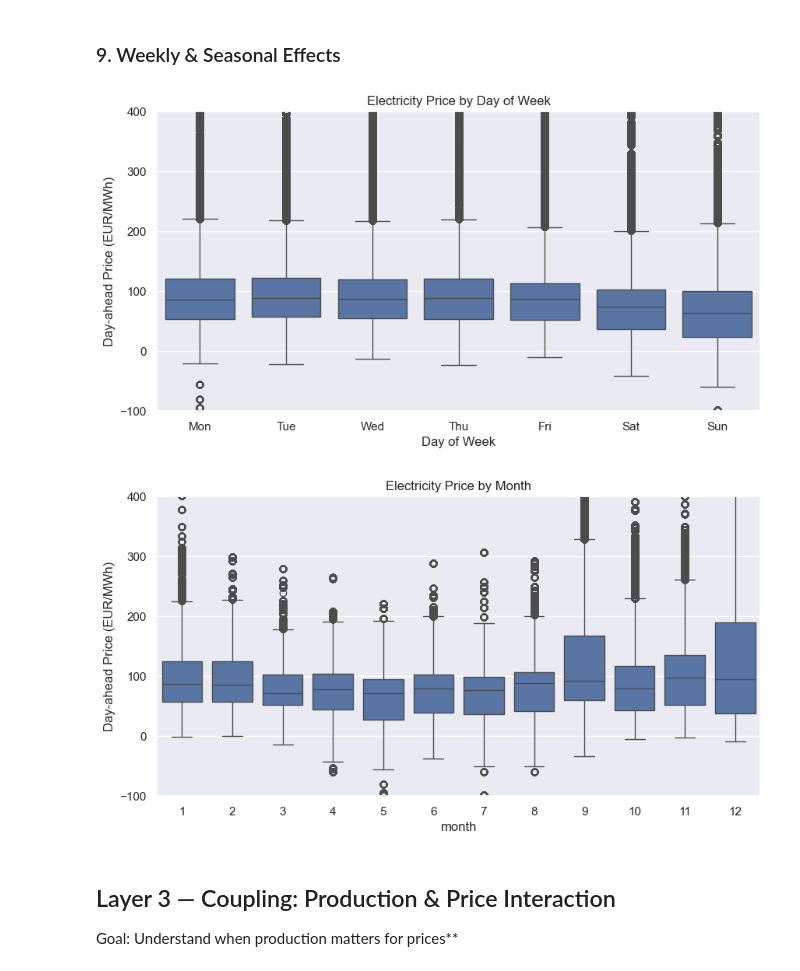
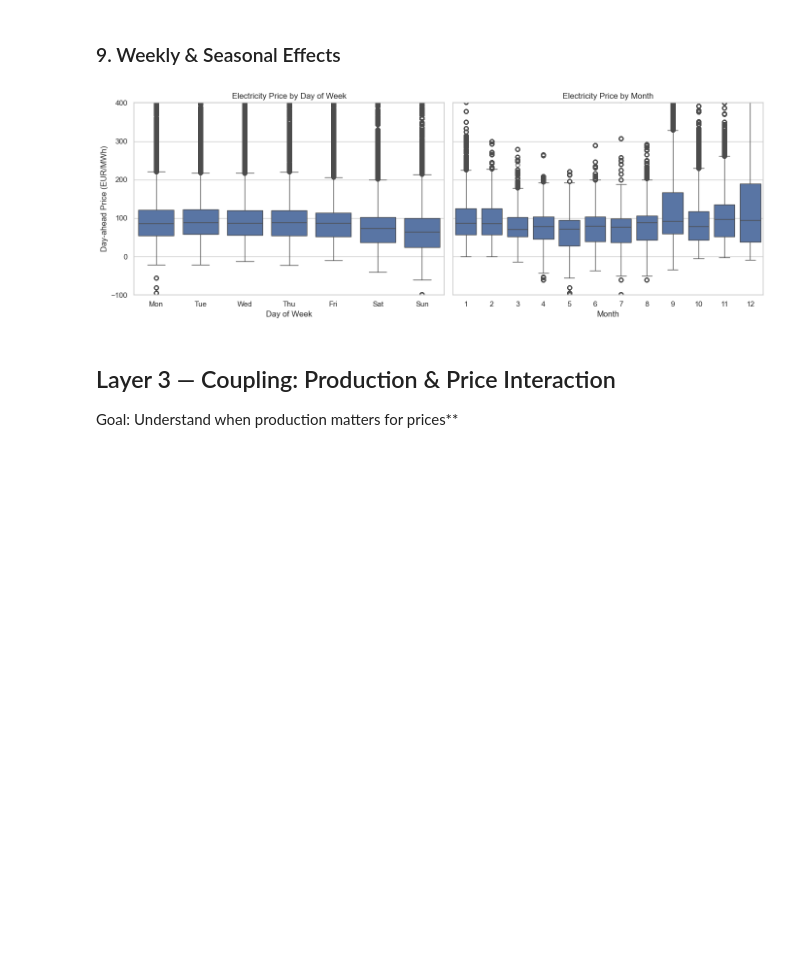
Before and after one commit to The-European-Avengers/BigDataProject, a Jupyter notebook: data_analysis.ipynb, the cells around one changed output. Drawn from its saved outputs; the diff is of its cells as text; code cells hidden in the pictures; blank space fills up the shorter version.

```diff
--- a/data_analysis.ipynb
+++ b/data_analysis.ipynb
@@ -443,28 +442,37 @@ plt.show()
 ### 9. Weekly & Seasonal Effects
 # %%
 days = ["Mon", "Tue", "Wed", "Thu", "Fri", "Sat", "Sun"]
+
+fig, axes = plt.subplots(1, 2, figsize=(14, 5), sharey=True)
+
+# --- Left plot: Day of week ---
 sns.boxplot(
     data=df,
     x="dayofweek",
-    y="Day-ahead Price (EUR/MWh)"
+    y="Day-ahead Price (EUR/MWh)",
+    ax=axes[0]
 )
-plt.xticks(ticks=range(7), labels=days)
-plt.xlabel("Day of Week")
-plt.title("Electricity Price by Day of Week")
-plt.ylim(-100, 400)
-plt.show()
+axes[0].set_xticks(range(7))
+axes[0].set_xticklabels(days)
+axes[0].set_xlabel("Day of Week")
+axes[0].set_title("Electricity Price by Day of Week")
+axes[0].set_ylim(-100, 400)
 
+# --- Right plot: Month ---
 sns.boxplot(
     data=df,
     x="month",
-    y="Day-ahead Price (EUR/MWh)"
+    y="Day-ahead Price (EUR/MWh)",
+    ax=axes[1]
 )
-plt.title("Electricity Price by Month")
-plt.ylim(-100, 400)
+axes[1].set_xlabel("Month")
+axes[1].set_title("Electricity Price by Month")
+axes[1].set_ylim(-100, 400)
+
+plt.tight_layout()
 plt.show()
 # %% [output]
-[figure, old version]
+[figure, new version]
-[figure, removed]
 # %% [markdown]
 ## Layer 3 — Coupling: Production & Price Interaction
 
```
Also changed, not shown: parts of 4 cells of this notebook.
